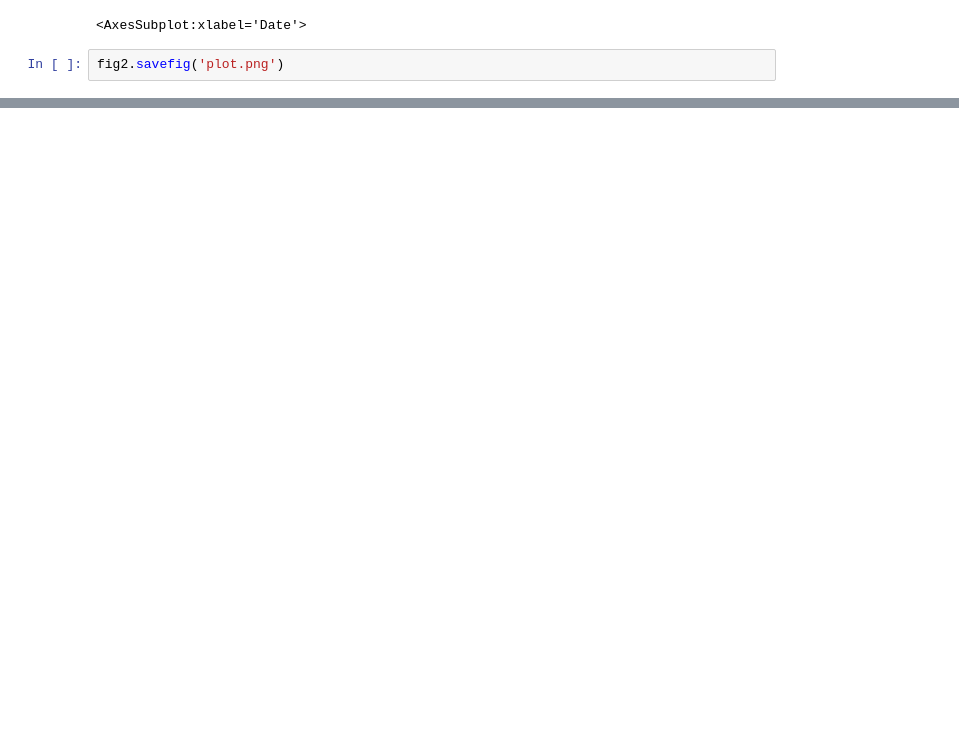
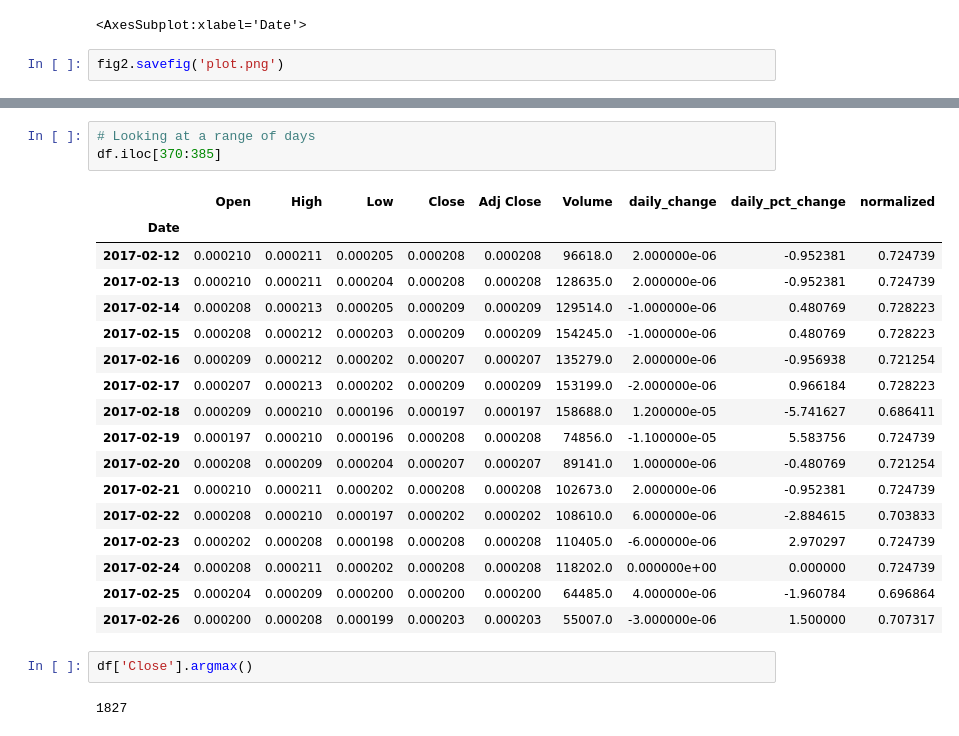
Before and after one commit to george887/IEX_API, a Jupyter notebook: Doge.ipynb, the cells around one changed output, grey strips where cells are left out. Cells and saved outputs as stored; diff of their text form; blank space fills up the shorter version.

```diff
--- a/Doge.ipynb
+++ b/Doge.ipynb
@@ -244,0 +298,25 @@ fig2.savefig('plot.png')
+# %%
+# Looking at a range of days
+df.iloc[370:385]
+# %% [output]
+|  | Open | High | Low | Close | Adj Close | Volume | daily_change | daily_pct_change | normalized |
+| Date |  |  |  |  |  |  |  |  |  |
+| 2017-02-12 | 0.000210 | 0.000211 | 0.000205 | 0.000208 | 0.000208 | 96618.0 | 2.000000e-06 | -0.952381 | 0.724739 |
+| 2017-02-13 | 0.000210 | 0.000211 | 0.000204 | 0.000208 | 0.000208 | 128635.0 | 2.000000e-06 | -0.952381 | 0.724739 |
+| 2017-02-14 | 0.000208 | 0.000213 | 0.000205 | 0.000209 | 0.000209 | 129514.0 | -1.000000e-06 | 0.480769 | 0.728223 |
+| 2017-02-15 | 0.000208 | 0.000212 | 0.000203 | 0.000209 | 0.000209 | 154245.0 | -1.000000e-06 | 0.480769 | 0.728223 |
+| 2017-02-16 | 0.000209 | 0.000212 | 0.000202 | 0.000207 | 0.000207 | 135279.0 | 2.000000e-06 | -0.956938 | 0.721254 |
+| 2017-02-17 | 0.000207 | 0.000213 | 0.000202 | 0.000209 | 0.000209 | 153199.0 | -2.000000e-06 | 0.966184 | 0.728223 |
+| 2017-02-18 | 0.000209 | 0.000210 | 0.000196 | 0.000197 | 0.000197 | 158688.0 | 1.200000e-05 | -5.741627 | 0.686411 |
+| 2017-02-19 | 0.000197 | 0.000210 | 0.000196 | 0.000208 | 0.000208 | 74856.0 | -1.100000e-05 | 5.583756 | 0.724739 |
+| 2017-02-20 | 0.000208 | 0.000209 | 0.000204 | 0.000207 | 0.000207 | 89141.0 | 1.000000e-06 | -0.480769 | 0.721254 |
+| 2017-02-21 | 0.000210 | 0.000211 | 0.000202 | 0.000208 | 0.000208 | 102673.0 | 2.000000e-06 | -0.952381 | 0.724739 |
+| 2017-02-22 | 0.000208 | 0.000210 | 0.000197 | 0.000202 | 0.000202 | 108610.0 | 6.000000e-06 | -2.884615 | 0.703833 |
+| 2017-02-23 | 0.000202 | 0.000208 | 0.000198 | 0.000208 | 0.000208 | 110405.0 | -6.000000e-06 | 2.970297 | 0.724739 |
+| 2017-02-24 | 0.000208 | 0.000211 | 0.000202 | 0.000208 | 0.000208 | 118202.0 | 0.000000e+00 | 0.000000 | 0.724739 |
+| 2017-02-25 | 0.000204 | 0.000209 | 0.000200 | 0.000200 | 0.000200 | 64485.0 | 4.000000e-06 | -1.960784 | 0.696864 |
+| 2017-02-26 | 0.000200 | 0.000208 | 0.000199 | 0.000203 | 0.000203 | 55007.0 | -3.000000e-06 | 1.500000 | 0.707317 |
+# %%
+df['Close'].argmax()
+# %% [output]
+1827
```
Also changed, not shown: parts of 11 cells of this notebook.
